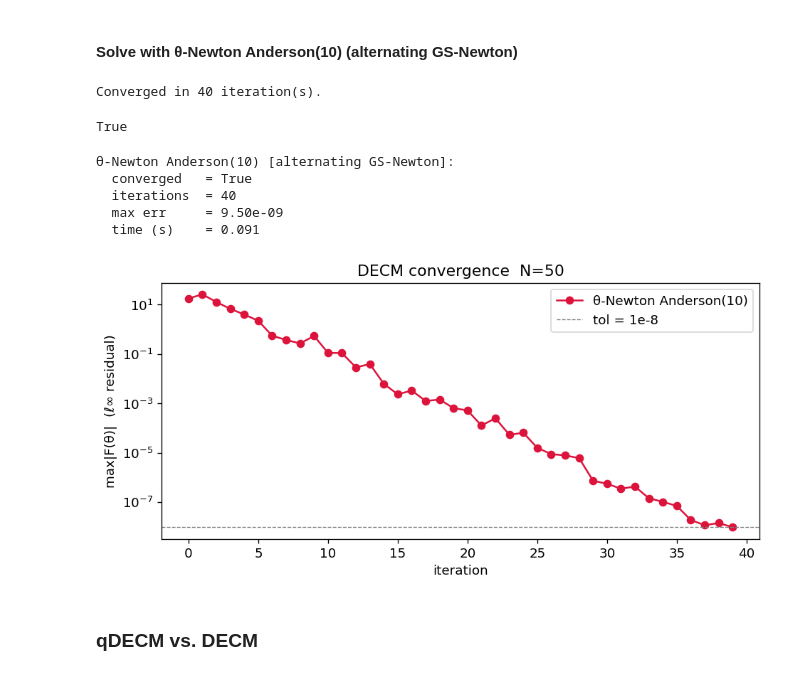
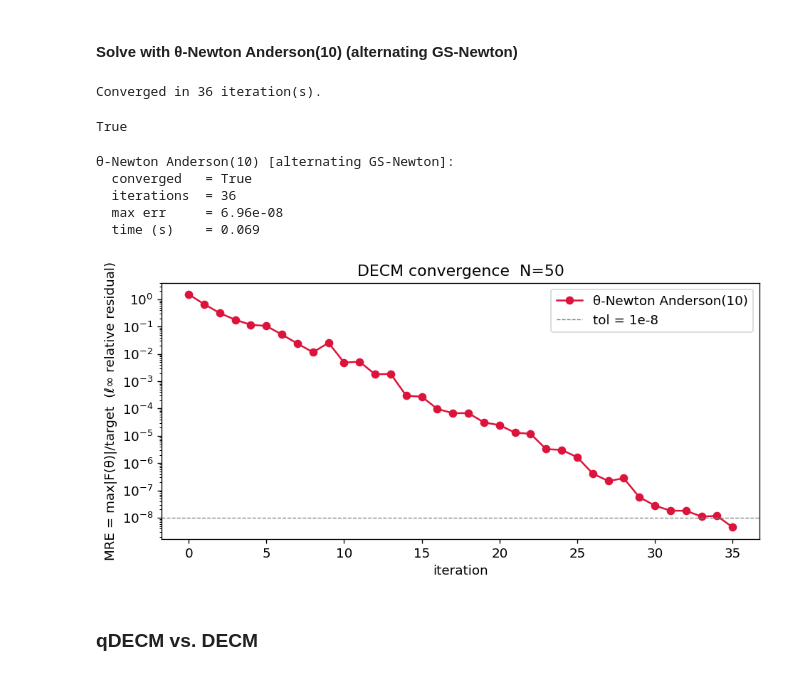
Before and after one commit to fabiosaracco/dcms, a Jupyter notebook: dcms_tutorial.ipynb, the cells around one changed output. Drawn from its saved outputs; the diff is of its cells as text; code cells hidden in the pictures.

```diff
--- a/dcms_tutorial.ipynb
+++ b/dcms_tutorial.ipynb
@@ -578,12 +578,12 @@ For networks with high s/k hubs (strength-to-degree ratio ≫ 1), the "degrees"
 from dcms.models.decm import DECMModel
 # %%
 # Build the model with all four sequences
-model_de = DECMModel(k_out, k_in, s_out, s_in)
+model_decm = DECMModel(k_out, k_in, s_out, s_in)
 
 print('DECM model summary:')
-print(f'  N = {model_de.N}')
-print(f'  Nodes with k_out > 0: {(model_de.k_out > 0).sum()}')
-print(f'  Nodes with s_out > 0: {(model_de.s_out > 0).sum()}')
+print(f'  N = {model_decm.N}')
+print(f'  Nodes with k_out > 0: {(model_decm.k_out > 0).sum()}')
+print(f'  Nodes with s_out > 0: {(model_decm.s_out > 0).sum()}')
 # %% [output]
 DECM model summary:
   N = 50
@@ -592,36 +592,36 @@ DECM model summary:
 # %% [markdown]
 #### Solve with θ-Newton Anderson(10) (alternating GS-Newton)
 # %%
-model_de.solve_tool(tol=1e-8)
+model_decm.solve_tool(tol=1e-8)
 # %% [output]
-Converged in 40 iteration(s).
+Converged in 36 iteration(s).
 True
 # %%
 print(f'θ-Newton Anderson(10) [alternating GS-Newton]:')
-print(f'  converged   = {model_de.sol.converged}')
-print(f'  iterations  = {model_de.sol.iterations}')
-print(f'  max err     = {model_de.constraint_error(model_de.sol.theta):.2e}')
-print(f'  time (s)    = {model_de.sol.elapsed_time:.3f}')
+print(f'  converged   = {model_decm.sol.converged}')
+print(f'  iterations  = {model_decm.sol.iterations}')
+print(f'  max err     = {model_decm.constraint_error(model_decm.sol.theta):.2e}')
+print(f'  time (s)    = {model_decm.sol.elapsed_time:.3f}')
 # %% [output]
 θ-Newton Anderson(10) [alternating GS-Newton]:
   converged   = True
-  iterations  = 40
-  max err     = 9.50e-09
-  time (s)    = 0.091
+  iterations  = 36
+  max err     = 6.96e-08
+  time (s)    = 0.069
 # %%
-result_decm_residuals = model_de.sol.residuals.copy()
+result_decm_residuals = model_decm.sol.residuals.copy()
 # %%
 fig, ax = plt.subplots(figsize=(8, 4))
 ax.semilogy(result_decm_residuals, label='θ-Newton Anderson(10)', color='crimson', marker='o')
 ax.axhline(1e-8, color='grey', linestyle='--', linewidth=0.8, label='tol = 1e-8')
 ax.set_xlabel('iteration')
 ax.set_ylabel('MRE = max|F(θ)|/target  (ℓ∞ relative residual)')
-ax.set_title(f'DECM convergence  N={N}')
+ax.set_title(f'DECM convergence  N={model_decm.N}')
 ax.legend()
 plt.tight_layout()
 plt.show()
 # %% [output]
-[figure, old version]
+[figure, new version]
 # %% [markdown]
 ### qDECM vs. DECM
 # %%
```
Also changed, not shown: parts of 28 cells of this notebook.
